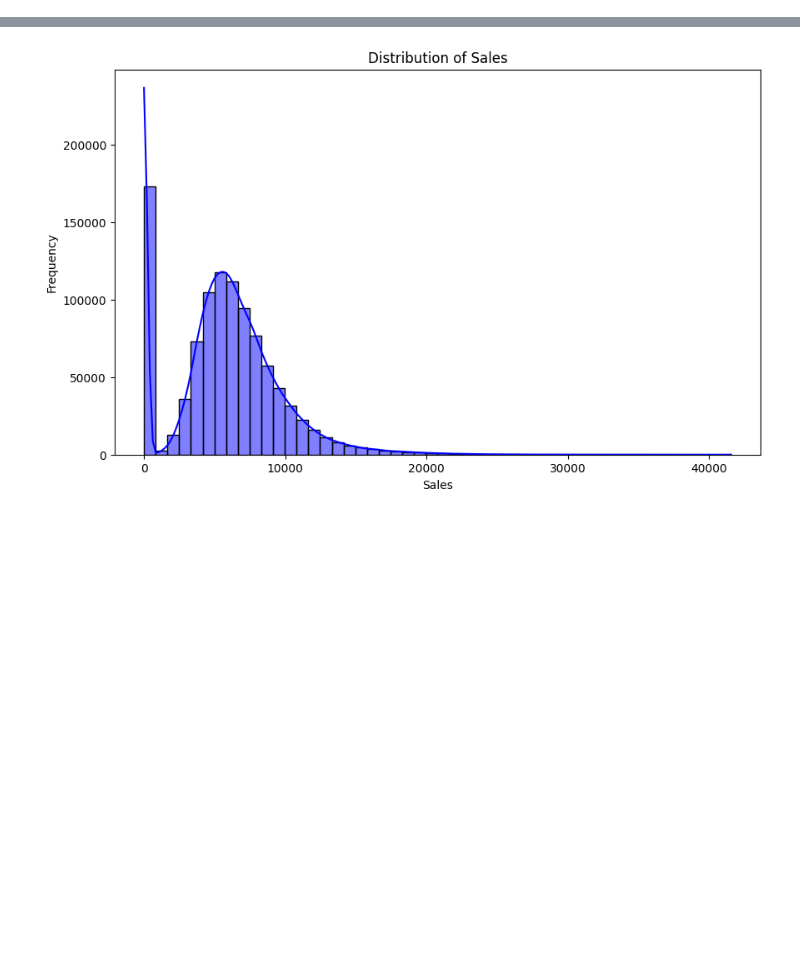
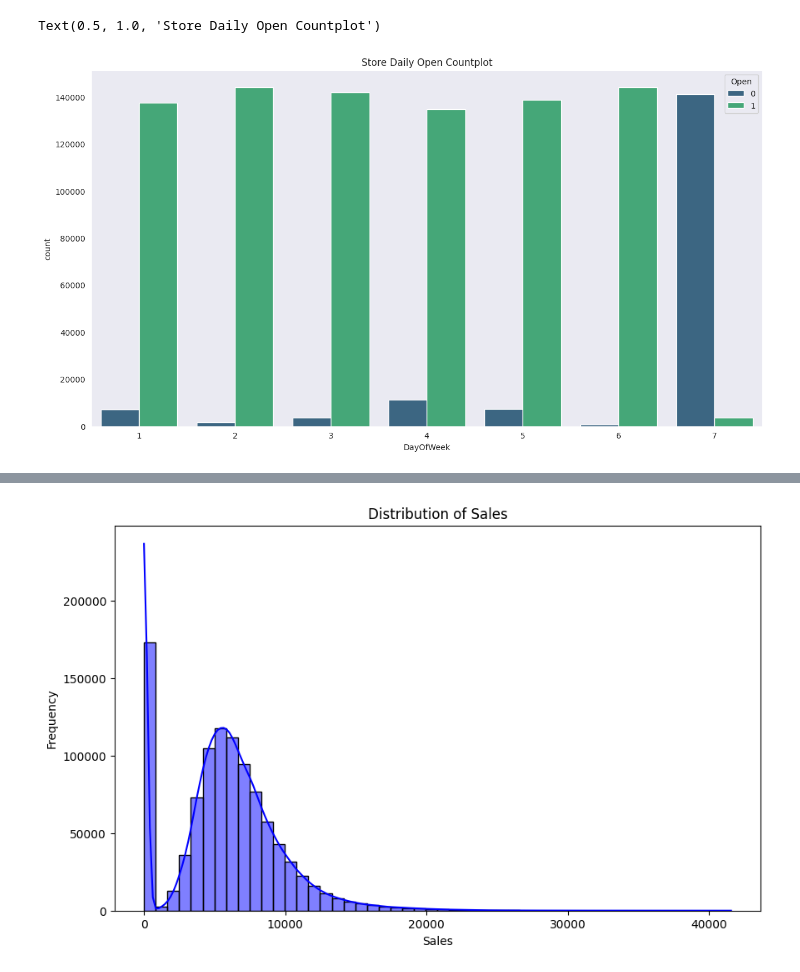
Before and after one commit to esmael-uta/rossmann-sales-forecasting, a Jupyter notebook: notebook/task1_eda.ipynb, the cells around one changed output, grey strips where cells are left out. Cells and saved outputs as stored; diff of their text form; code cells hidden in the pictures; blank space fills up the shorter version.

```diff
--- a/notebook/task1_eda.ipynb
+++ b/notebook/task1_eda.ipynb
@@ -131,0 +400,8 @@ test_df.duplicated().sum()
+# %%
+## daily opening of the stores
+plt.figure(figsize=(15, 8))
+sns.countplot(x= 'DayOfWeek', hue='Open', data= df, palette='viridis')
+plt.title('Store Daily Open Countplot')
+# %% [output]
+Text(0.5, 1.0, 'Store Daily Open Countplot')
+[figure, added]
```
Also changed, not shown: parts of 63 cells of this notebook.
